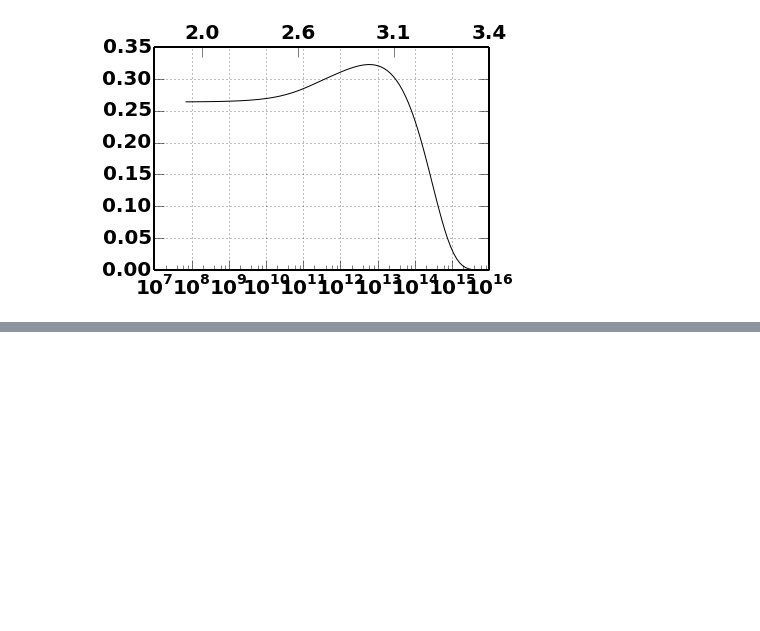
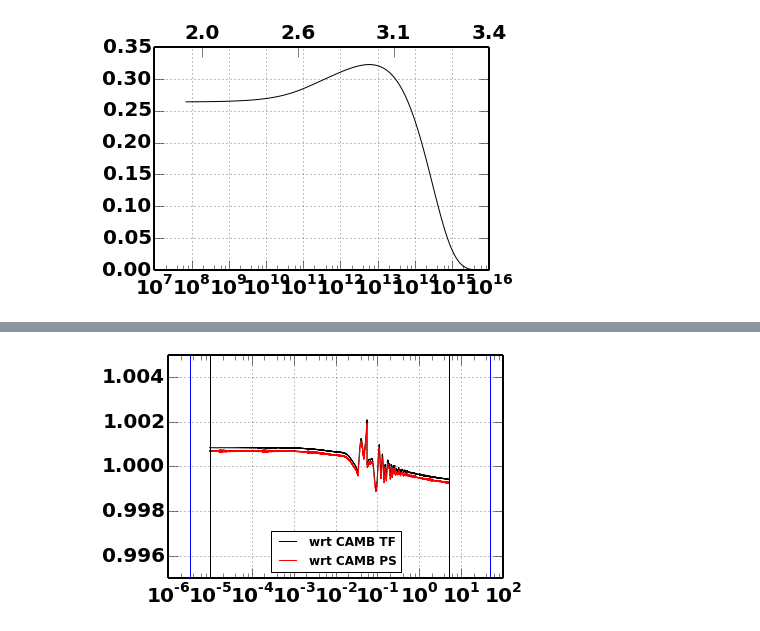
Before and after one commit to rbiswas4/FluctuationsInCosmology, a Jupyter notebook: Compare.ipynb, the cells around one changed output, grey strips where cells are left out. Cells and saved outputs as stored; diff of their text form; code cells hidden in the pictures; blank space fills up the shorter version.

```diff
--- a/Compare.ipynb
+++ b/Compare.ipynb
@@ -27,6 +27,7 @@ import massfunctions as mf
 import utils.plotutils as pu
 import halomass as hmf
 import sys
+majorformatter = ticker.ScalarFormatter(useOffset =False)
 # %%
 # INPUT FILES (CAMB outputs)
 dirn  = "./"
@@ -187,0 +207,16 @@ axtlabs = "{}}.format(1.1)(1.0/psu.sigmaM(M = xt/M000.h, ps = psfromtkcbscb,cosm
+# %%
+opsi = psu.powerspectrum(koverh=psfromtkcbscb[0], asciifile= otf, cosmo = M000s)
+ax = plt.subplot()
+ax.plot(opsi[0],opsi[1]/psfromtkcbscb[1],label = 'wrt CAMB TF')
+ax.plot(opsi[0],opsi[1]/ psfrompk[1],'r-',label='wrt CAMB PS')
+ax.set_xscale('log')
+ax.set_ylim(0.995,1.005)
+ax.yaxis.set_major_formatter(majorformatter)
+ax.axvline(x=min(ops[0]))
+ax.axvline(x=max(ops[0]))
+ax.axvline(x=min(psfrompk[0]),color='k')
+ax.axvline(x=max(psfrompk[0]),color='k')
+ax.legend(loc="best")
+ax.grid(True)
+# %% [output]
+[figure, added]
```
Also changed, not shown: parts of 20 cells of this notebook, 1 other file.
